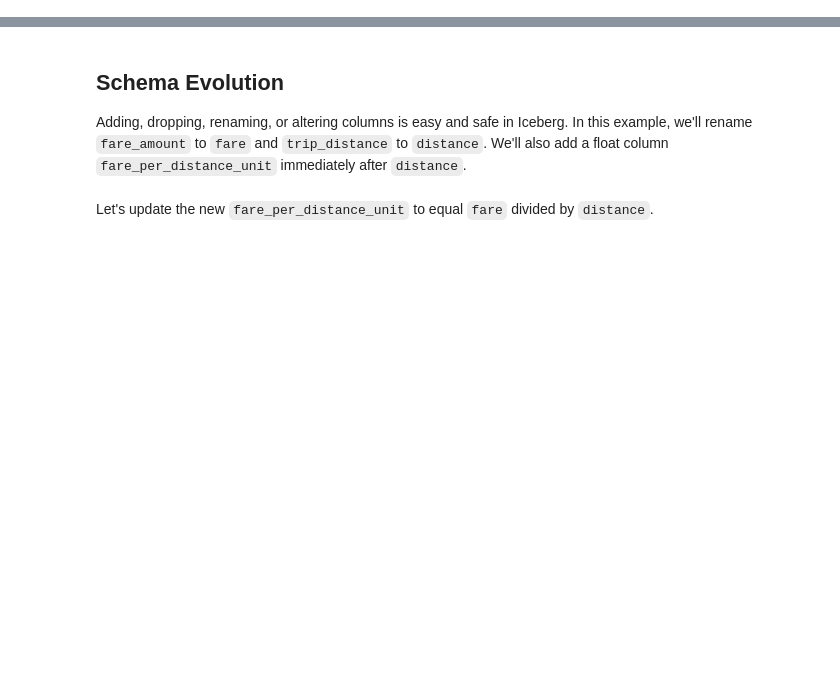
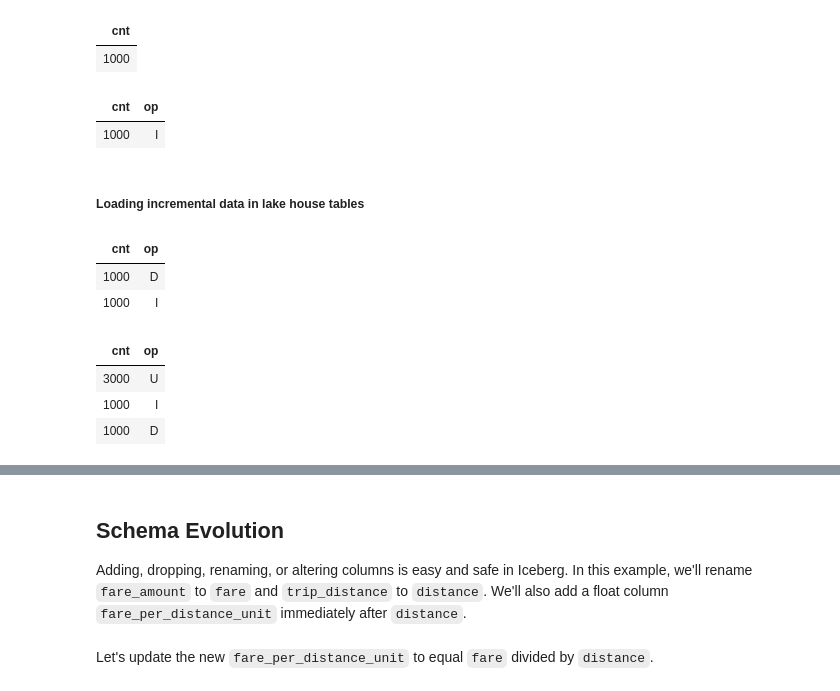
Before and after one commit to tusharchou/docker-spark-iceberg, a Jupyter notebook: spark/notebooks/Iceberg - CDC explained.ipynb, the cells around one changed output, grey strips where cells are left out. Saved outputs shown, nothing was run; the diff lists cells and outputs as text; code cells hidden in the pictures; blank space fills up the shorter version.

```diff
--- a/spark/notebooks/Iceberg - CDC explained.ipynb
+++ b/spark/notebooks/Iceberg - CDC explained.ipynb
@@ -406 +468,20 @@ DROP TABLE IF EXISTS nyc.demo_single_big_file
+# %%
+%%sql
+
+SELECT COUNT(*) as cnt
+FROM prod_mirror.user_dimension
+# %% [output]
+| cnt |
+| 1000 |
+# %%
+%%sql
+
+SELECT COUNT(*) as cnt, op
+FROM prod_mirror.user_dimension
+group by op
+# %% [output]
+| cnt | op |
+| 1000 | I |
+# %% [markdown]
+##### Loading incremental data in lake house tables
 # %%
@@ -407,0 +489,10 @@ df_mock_dms_data.writeTo("nyc.demo_single_big_file").append()
+# %%
+%%sql
+
+SELECT COUNT(*) as cnt, op
+FROM prod_mirror.user_dimension
+group by op
+# %% [output]
+| cnt | op |
+| 1000 | D |
+| 1000 | I |
@@ -407,0 +501,11 @@ df_mock_dms_data.writeTo("nyc.demo_single_big_file").append()
+# %%
+%%sql
+
+SELECT COUNT(*) as cnt, op
+FROM prod_mirror.user_dimension
+group by op
+# %% [output]
+| cnt | op |
+| 3000 | U |
+| 1000 | I |
+| 1000 | D |
```
Also changed, not shown: parts of 54 cells of this notebook.
